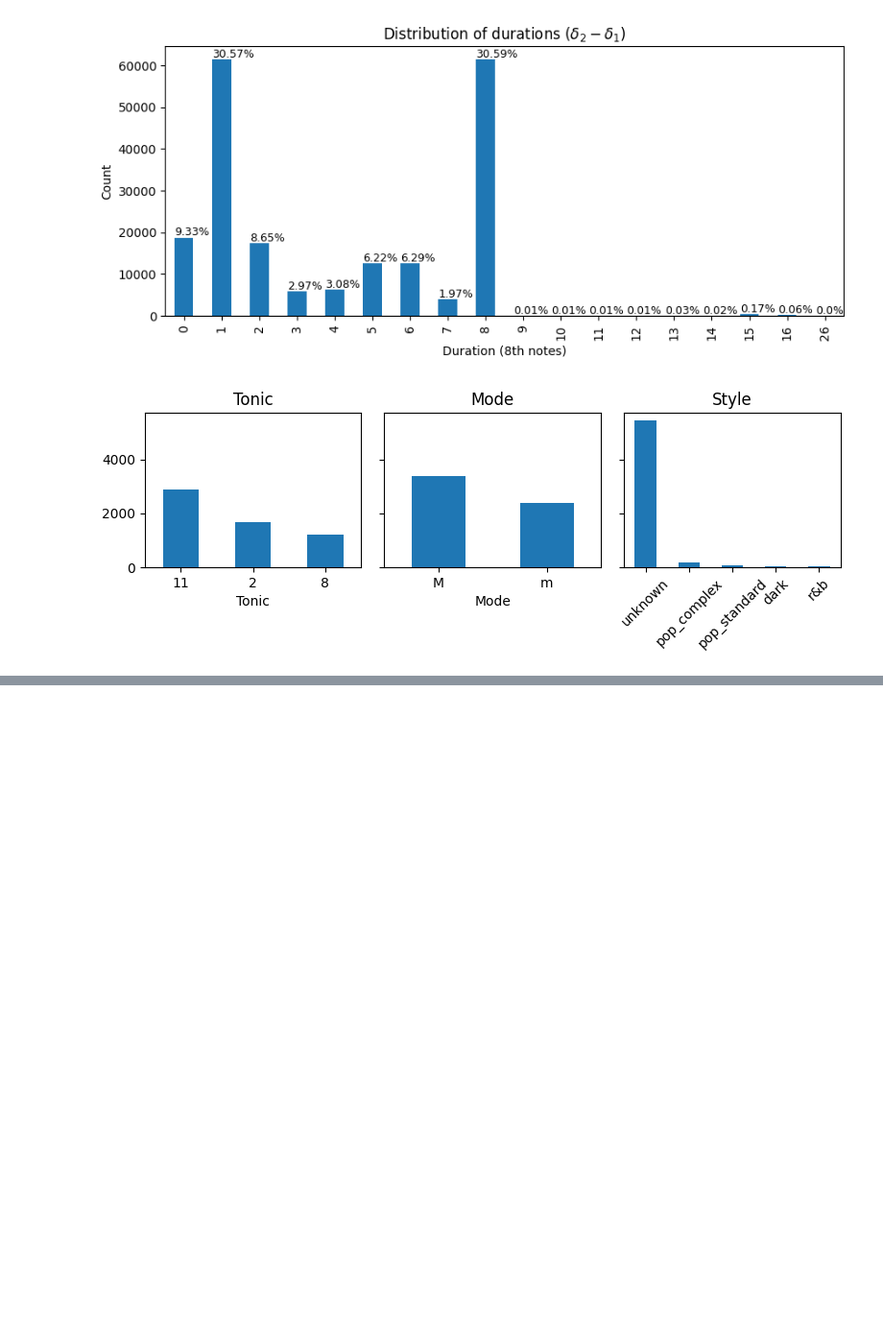
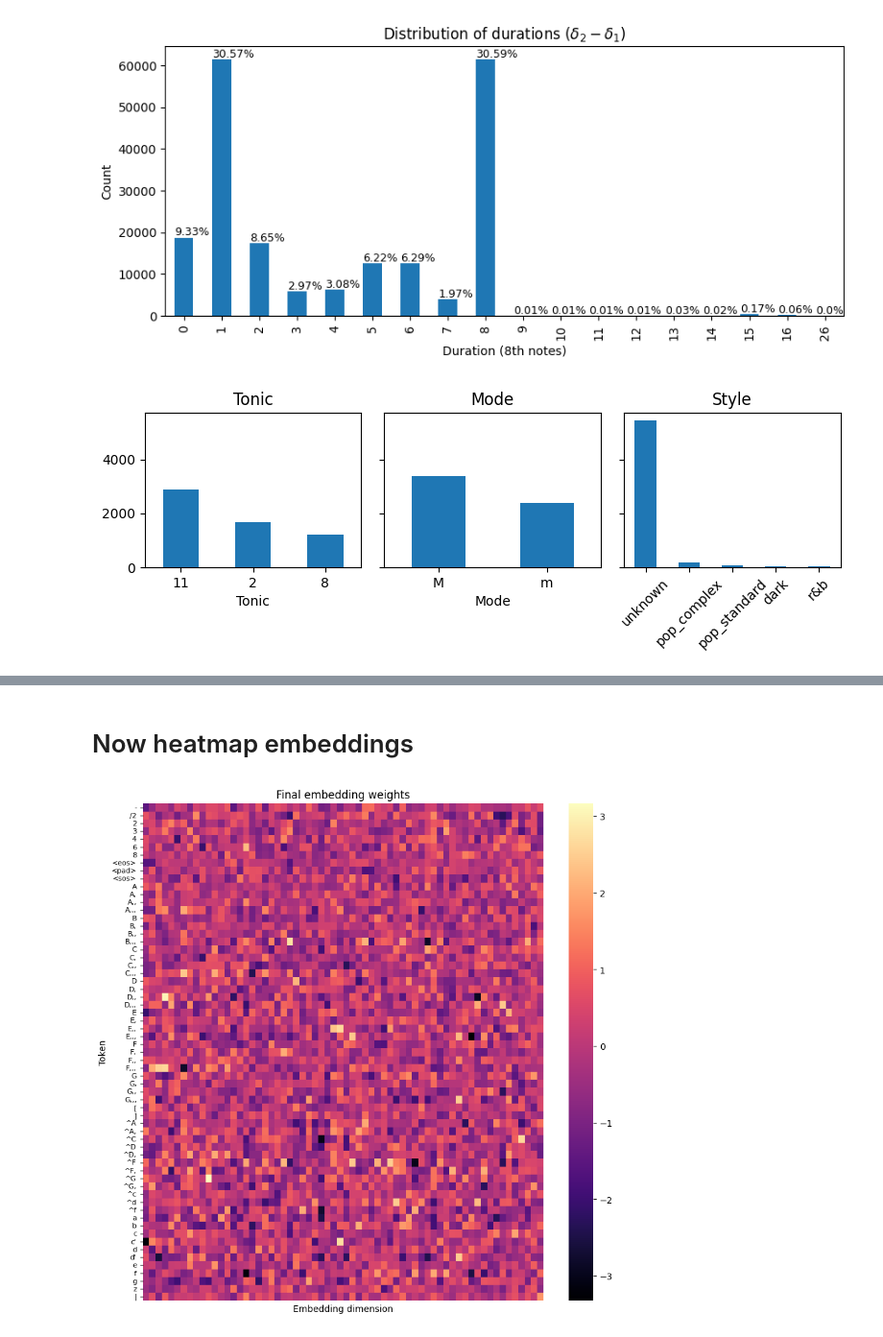
Before and after one commit to amerotz/deep_learning_project, a Jupyter notebook: plotting.ipynb, the cells around one changed output, grey strips where cells are left out. Shown at 96% size. Saved outputs shown, nothing was run; the diff lists cells and outputs as text; code cells hidden in the pictures; blank space fills up the shorter version.

```diff
--- a/plotting.ipynb
+++ b/plotting.ipynb
@@ -163,0 +489,19 @@ plt.show()
+# %% [markdown]
+# Now heatmap embeddings
+# %%
+# turn model.embedding.weight into a dataframe
+df = pd.DataFrame(model.embedding.weight.detach().numpy(), index=token_names)
+
+# sort the rows of the dataframe by the indices alphabetical order
+df = df.sort_index()
+
+# plot the dataframe as a seaborn heatmap
+sns.heatmap(df, cmap="magma", yticklabels=True, xticklabels=False)
+
+plt.yticks(fontsize=8)
+plt.ylabel("Token")
+plt.xlabel("Embedding dimension")
+plt.title("Final embedding weights")
+plt.gcf().set_size_inches(10, 10)
+# %% [output]
+[figure, added]
```
Also changed, not shown: parts of 17 cells of this notebook.
